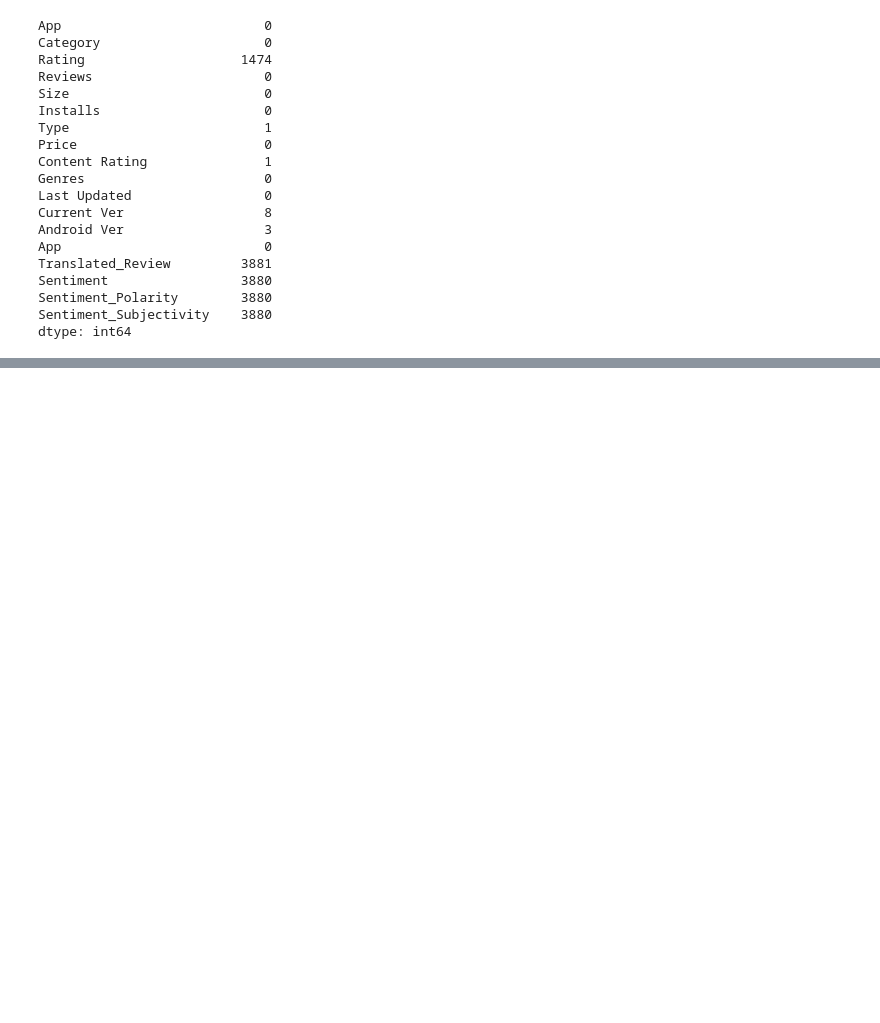
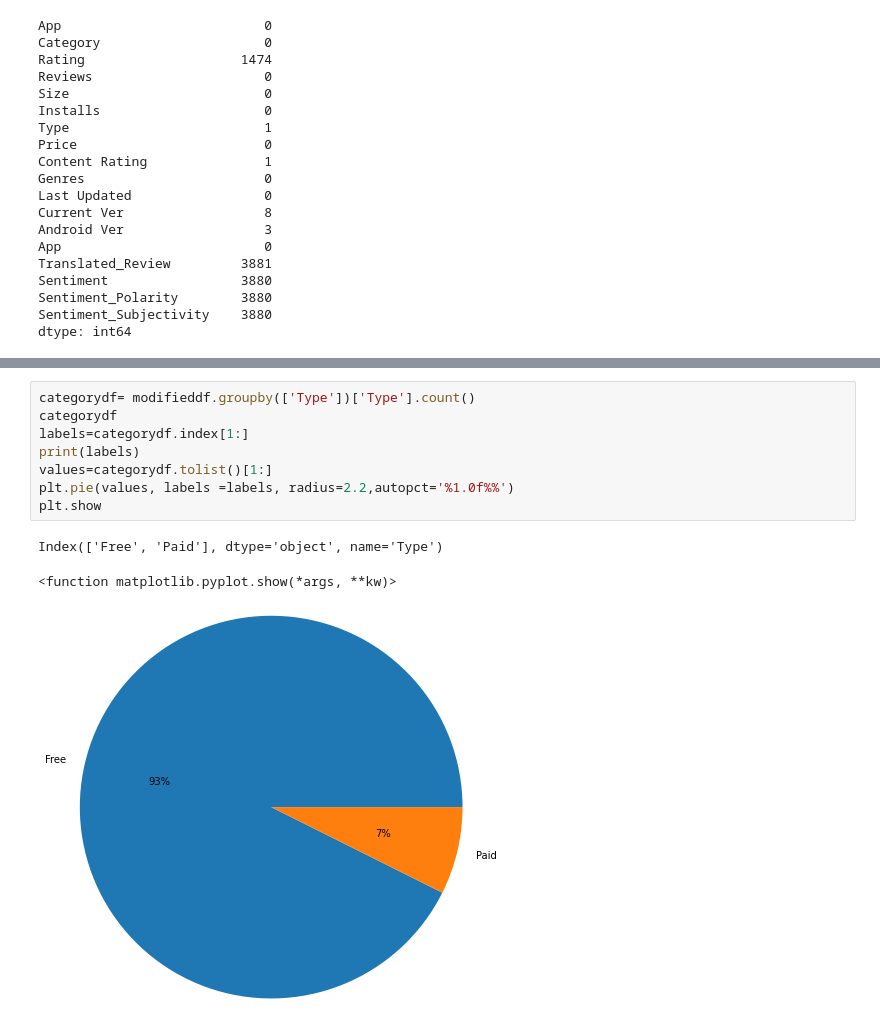
Before and after one commit to AditiBhattacharya11/PlayStore-Review-Analysis-EDA, a Jupyter notebook: Play_Store_App_Review_Analysis_EDA_Capstone_Project.ipynb, the cells around one changed output, grey strips where cells are left out. Cells and saved outputs as stored; diff of their text form; blank space fills up the shorter version.

```diff
--- a/Play_Store_App_Review_Analysis_EDA_Capstone_Project.ipynb
+++ b/Play_Store_App_Review_Analysis_EDA_Capstone_Project.ipynb
@@ -248,0 +371,12 @@ dtype: int64
+# %%
+categorydf= modifieddf.groupby(['Type'])['Type'].count()
+categorydf
+labels=categorydf.index[1:]
+print(labels)
+values=categorydf.tolist()[1:]
+plt.pie(values, labels =labels, radius=2.2,autopct='%1.0f%%')
+plt.show
+# %% [output]
+Index(['Free', 'Paid'], dtype='object', name='Type')
+<function matplotlib.pyplot.show(*args, **kw)>
+[figure, added]
```
Also changed, not shown: parts of 14 cells of this notebook.
